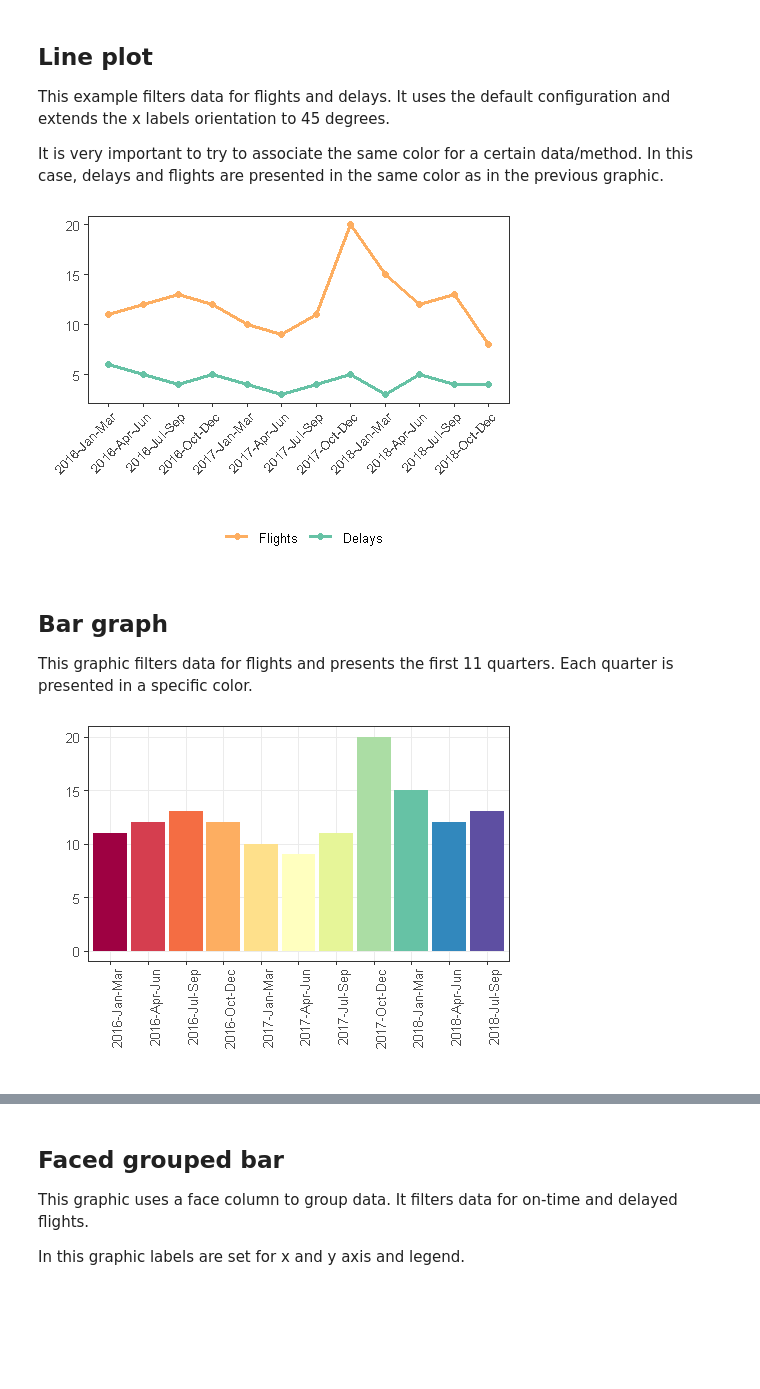
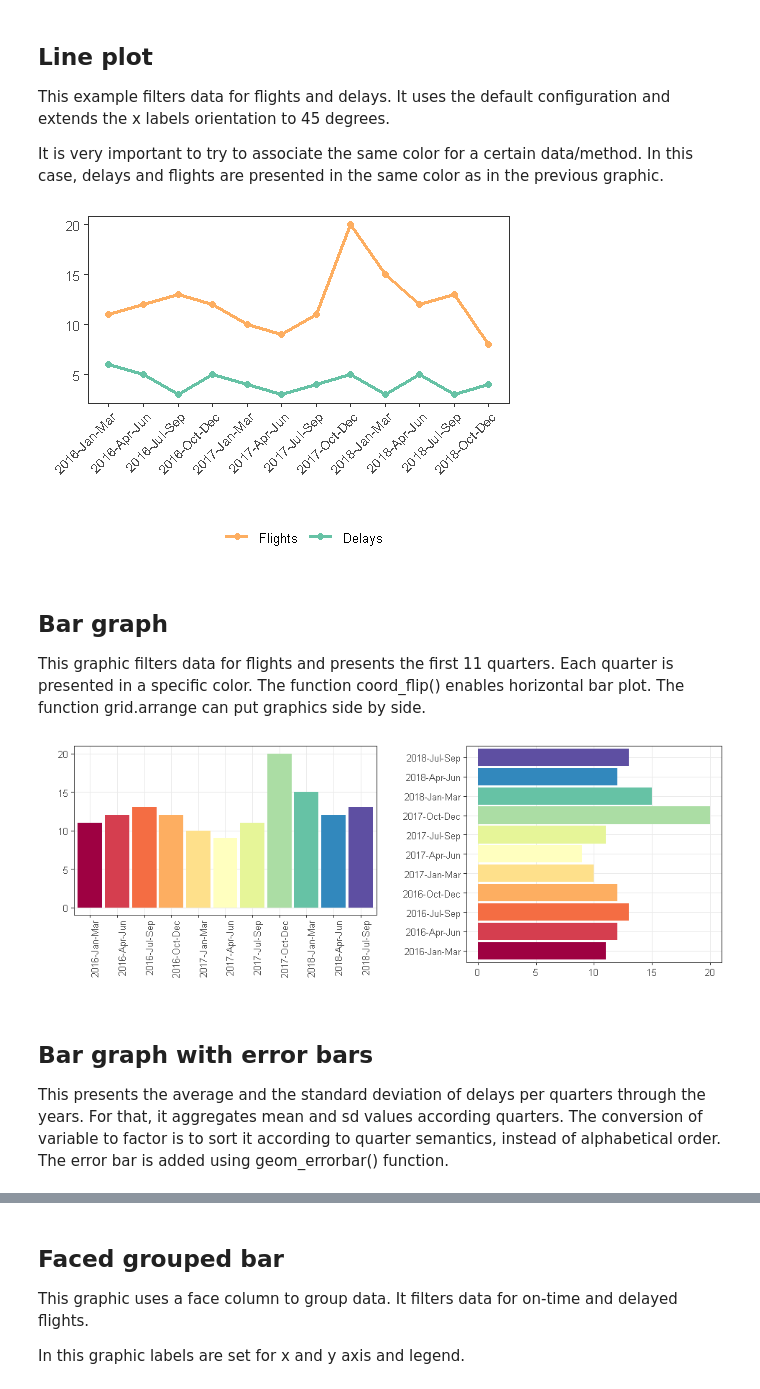
Before and after one commit to eogasawara/mylibrary, a Jupyter notebook: myGraphics.ipynb, the cells around one changed output, grey strips where cells are left out. Cells and saved outputs as stored; diff of their text form; code cells hidden in the pictures; blank space fills up the shorter version.

```diff
--- a/myGraphics.ipynb
+++ b/myGraphics.ipynb
@@ -33,7 +35,7 @@ create_dataset <- function() {
   data <- read.table(text = "Year Months Flights Delays
                      2016 Jan-Mar 11 6
                      2016 Apr-Jun 12 5
-                     2016 Jul-Sep 13 4
+                     2016 Jul-Sep 13 3
                      2016 Oct-Dec 12 5
                      2017 Jan-Mar 10 4
                      2017 Apr-Jun 9 3
@@ -41,7 +43,7 @@ create_dataset <- function() {
                      2017 Oct-Dec 20 5
                      2018 Jan-Mar 15 3
                      2018 Apr-Jun 12 5
-                     2018 Jul-Sep 13 4
+                     2018 Jul-Sep 13 3
                      2018 Oct-Dec 8 4",
                      header = TRUE,sep = "")
   data$OnTime <- data$Flights - data$Delays
@@ -102,13 +104,25 @@ grfs <- plot.series(data %>% filter(variable %in% c('Flights', 'Delays')),colors
 grfs <- grfs + theme(axis.text.x = element_text(angle=45, hjust=1))
 plot(grfs)
 # %% [output]
-[figure, old version]
+[figure, new version]
 # %% [markdown]
 ## Bar graph
 This graphic filters data for flights and presents the first 11 quarters. Each quarter is presented in a specific color.
+The function coord_flip() enables horizontal bar plot.
+The function grid.arrange can put graphics side by side.
 # %%
+
 grf <- plot.bar(data[1:11,] %>% filter(variable=='Flights') %>% select(variable=x, value=value), colors=col_set)
-grf <- grf + theme(axis.text.x = element_text(angle=90, hjust=1))
-plot(grf)
+grfb <- grf + theme(axis.text.x = element_text(angle=90, hjust=1))
+grfh <- grf + coord_flip()
+options(repr.plot.width=8, repr.plot.height=3)
+grid.arrange(grfb, grfh, ncol=2)
+options(repr.plot.width=4, repr.plot.height=3)
 # %% [output]
-[figure, old version]
+[figure, new version]
+# %% [markdown]
+## Bar graph with error bars
+This presents the average and the standard deviation of delays per quarters through the years.
+For that, it aggregates mean and sd values according quarters.
+The conversion of variable to factor is to sort it according to quarter semantics, instead of alphabetical order.
+The error bar is added using geom_errorbar() function.
```
Also changed, not shown: parts of 12 cells of this notebook.
